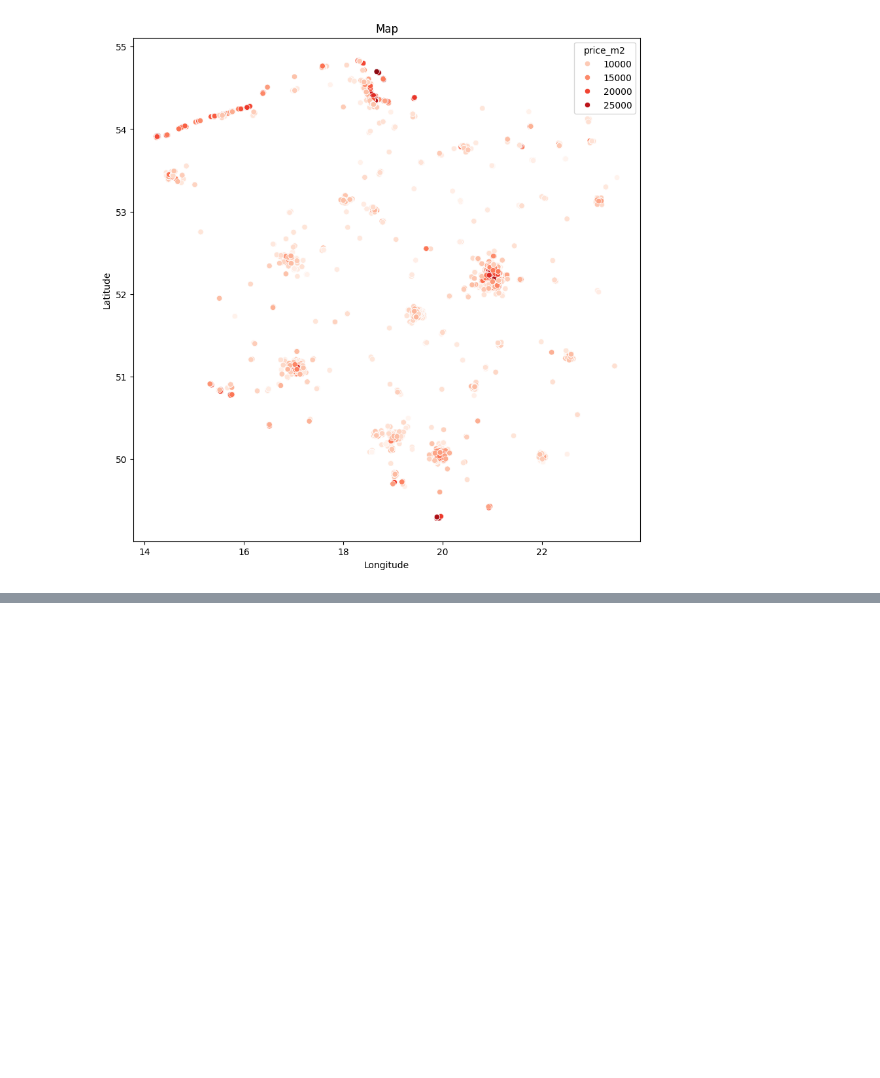
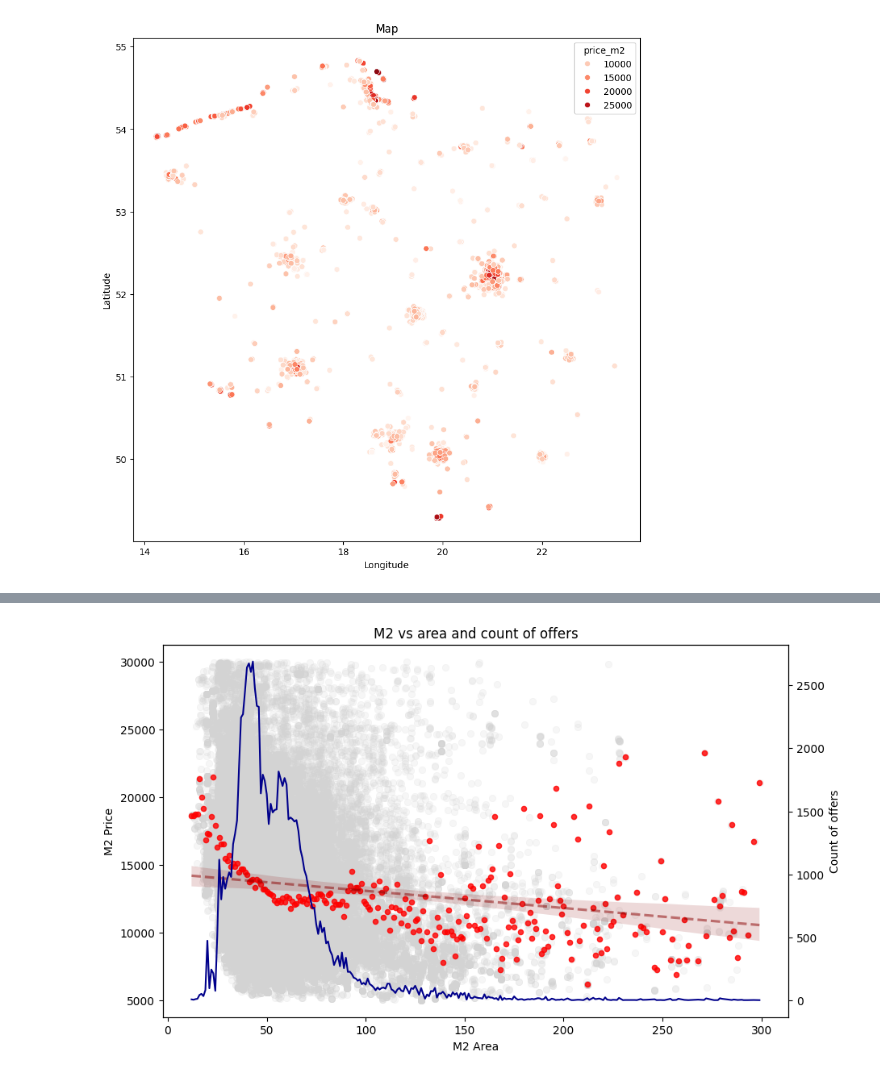
Before and after one commit to sailor-elite/Apartment_Model, a Jupyter notebook: Prices_model.ipynb, the cells around one changed output, grey strips where cells are left out. Cells and saved outputs as stored; diff of their text form; code cells hidden in the pictures; blank space fills up the shorter version.

```diff
--- a/Prices_model.ipynb
+++ b/Prices_model.ipynb
@@ -251,0 +266,47 @@ data["all"].to_parquet("prices_v1.parquet", index = False)
+# %%
+data["plot"] = data['all'][data['all']["area"] < 300][
+                ["area",
+                "price_m2"]]
+# %%
+data["plot"].loc[:, "area"] = data["plot"]["area"].round(0)
+# %%
+data["plot"] = data["plot"].groupby("area", as_index=False).aggregate(
+                price_m2_mean = ("price_m2", "mean"),
+                price_m2_count = ("price_m2", "count"))
+# %%
+plt.figure(figsize=(10,6))
+ax1 = plt.gca()
+ax2 = ax1.twinx()
+sns.scatterplot(data = data['all'][data['all']["area"] < 300],
+             x='area',
+             y='price_m2',
+             alpha=0.2,
+             edgecolor=None,
+             facecolor="lightgray",
+             ax=ax1,)
+
+sns.regplot(data = data["plot"],
+             x='area',
+             y='price_m2_mean',
+             color = "darkred",
+             line_kws={"color": "darkred",
+             "linestyle": "--",
+             "alpha": 0.5},
+             scatter_kws={"s": 20,
+             "color": "red"},
+             ax=ax1,)
+
+ax1.set_ylabel("M2 Price")
+ax1.set_xlabel("M2 Area")
+
+sns.lineplot(data = data["plot"],
+             x='area',
+             y='price_m2_count',
+             color = "darkblue",
+             ax=ax2,)
+ax2.set_ylabel("Count of offers")
+
+plt.title("M2 vs area and count of offers")
+plt.show()
+# %% [output]
+[figure, added]
```
Also changed, not shown: parts of 17 cells of this notebook.
